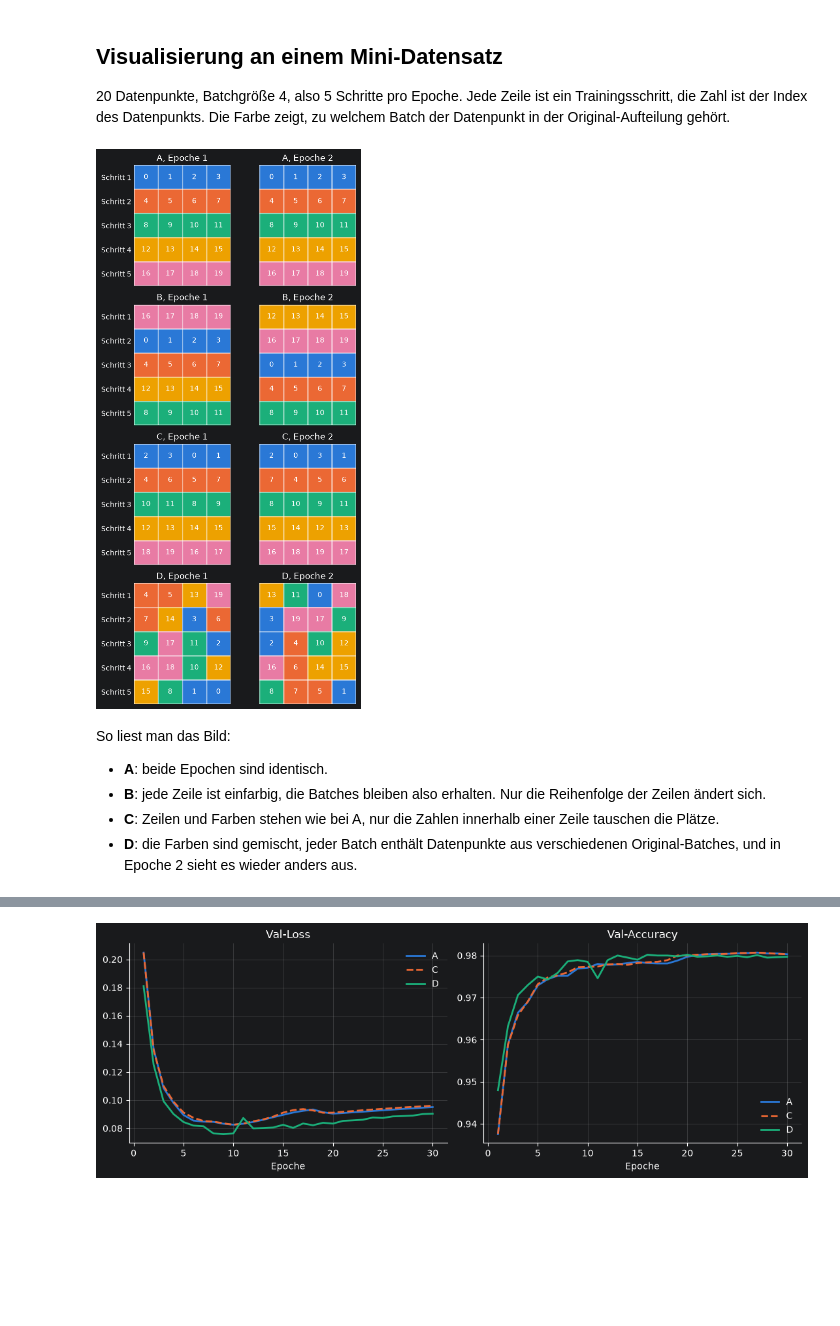
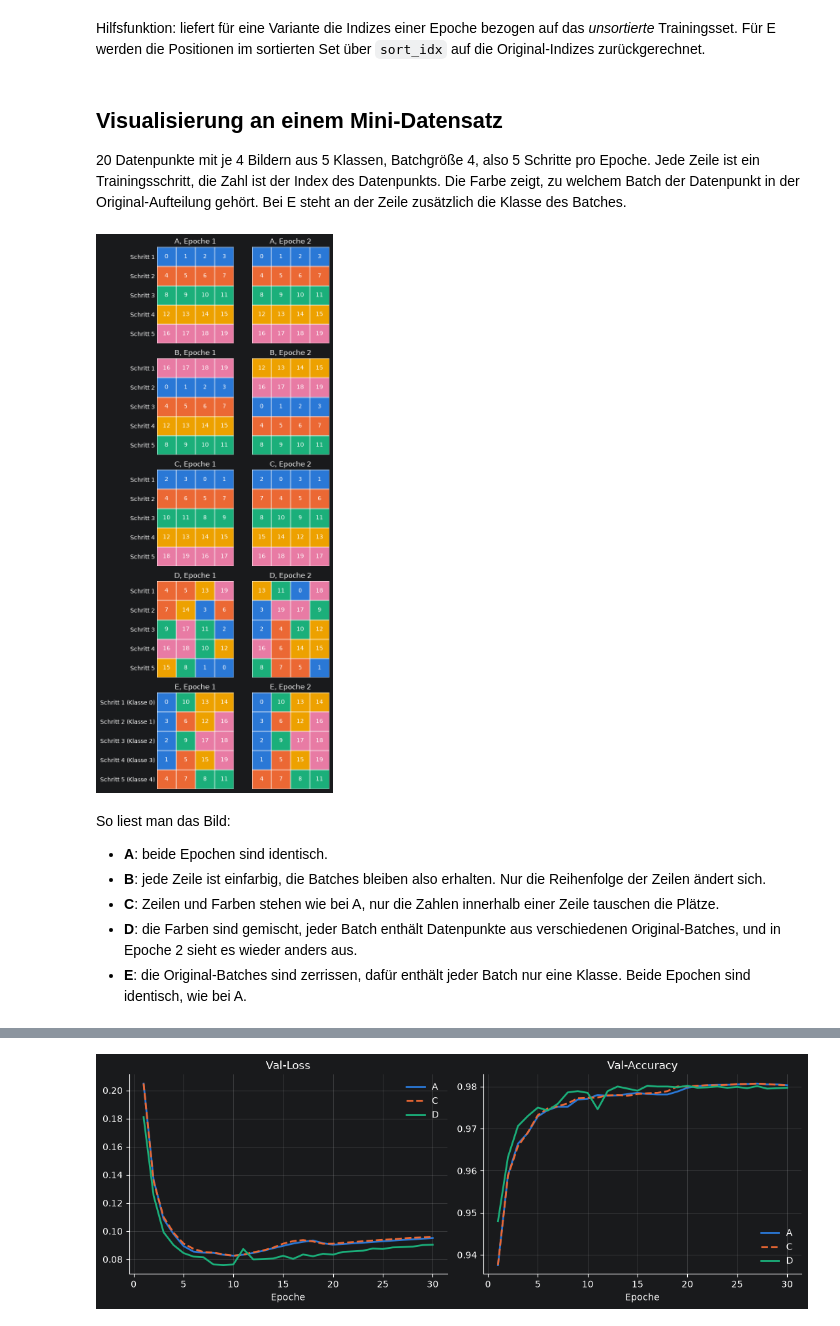
Before and after one commit to dariandieck/ml-shuffling-regularization, a Jupyter notebook: notebooks/02_shuffling_variants.ipynb, the cells around one changed output, grey strips where cells are left out. Drawn from its saved outputs; the diff is of its cells as text; code cells hidden in the pictures; blank space fills up the shorter version.

```diff
--- a/notebooks/02_shuffling_variants.ipynb
+++ b/notebooks/02_shuffling_variants.ipynb
@@ -34,34 +40,48 @@ Zwei Folgerungen:
+# %% [markdown]
+Hilfsfunktion: liefert für eine Variante die Indizes einer Epoche bezogen auf das *unsortierte* Trainingsset. Für E werden die Positionen im sortierten Set über `sort_idx` auf die Original-Indizes zurückgerechnet.
+# %%
+def epoch_order(variant: Variant, n: int, batch_size: int, gen: torch.Generator, sort_idx: torch.Tensor) -> torch.Tensor:
+    order = variant.batch_order(n, batch_size, gen)
+    return sort_idx[order] if variant.sort_by_class else order
 # %% [markdown]
 ## Visualisierung an einem Mini-Datensatz
 
-20 Datenpunkte, Batchgröße 4, also 5 Schritte pro Epoche. Jede Zeile ist ein Trainingsschritt, die Zahl ist der Index des Datenpunkts. Die Farbe zeigt, zu welchem Batch der Datenpunkt in der Original-Aufteilung gehört.
+20 Datenpunkte mit je 4 Bildern aus 5 Klassen, Batchgröße 4, also 5 Schritte pro Epoche. Jede Zeile ist ein Trainingsschritt, die Zahl ist der Index des Datenpunkts. Die Farbe zeigt, zu welchem Batch der Datenpunkt in der Original-Aufteilung gehört. Bei E steht an der Zeile zusätzlich die Klasse des Batches.
 # %%
 toy_n, toy_bs = 20, 4
+toy_labels = torch.randperm(toy_n, generator=torch.Generator().manual_seed(1)) % 5
+toy_sort_idx = toy_labels.argsort(stable=True)
 cmap = ListedColormap(["#2a78d6", "#eb6834", "#1baf7a", "#eda100", "#e87ba4"])
 
-fig, axes = plt.subplots(len(VARIANTS), 2, figsize=(6, 11))
-for row, (name, batch_order) in enumerate(VARIANTS.items()):
+fig, axes = plt.subplots(len(EXPERIMENT_VARIANTS), 2, figsize=(6.5, 13.5))
+for row, variant in enumerate(EXPERIMENT_VARIANTS):
     gen = torch.Generator().manual_seed(0)
     for epoch in range(2):
-        order = batch_order(toy_n, toy_bs, gen)
+        order = epoch_order(variant, toy_n, toy_bs, gen, toy_sort_idx)
         n_steps = order.shape[0]
         ax = axes[row, epoch]
         ax.imshow(order // toy_bs, cmap=cmap, vmin=0, vmax=toy_n // toy_bs - 1)
         for step in range(n_steps):
             for pos in range(toy_bs):
                 ax.text(pos, step, order[step, pos].item(), ha="center", va="center", fontsize=10)
         ax.set_xticks([x - 0.5 for x in range(toy_bs + 1)], minor=True)
         ax.set_yticks([y - 0.5 for y in range(n_steps + 1)], minor=True)
         ax.grid(which="minor", color="white", lw=2)
         ax.tick_params(which="both", length=0)
         ax.set_xticks([])
-        ax.set_yticks(range(n_steps), [f"Schritt {s + 1}" for s in range(n_steps)] if epoch == 0 else [])
-        ax.set_title(f"{name}, Epoche {epoch + 1}")
+        if epoch == 0:
+            step_labels = [f"Schritt {s + 1}" for s in range(n_steps)]
+            if variant.sort_by_class:
+                step_labels = [f"{label} (Klasse {toy_labels[order[s, 0]].item()})" for s, label in enumerate(step_labels)]
+            ax.set_yticks(range(n_steps), step_labels)
+        else:
+            ax.set_yticks([])
+        ax.set_title(f"{variant.name}, Epoche {epoch + 1}")
         for spine in ax.spines.values():
             spine.set_visible(False)
 plt.tight_layout()
 # %% [output]
-[figure, old version]
+[figure, new version]
 # %% [markdown]
 So liest man das Bild:
 
@@ -69,6 +89,7 @@ So liest man das Bild:
 - **B**: jede Zeile ist einfarbig, die Batches bleiben also erhalten. Nur die Reihenfolge der Zeilen ändert sich.
 - **C**: Zeilen und Farben stehen wie bei A, nur die Zahlen innerhalb einer Zeile tauschen die Plätze.
 - **D**: die Farben sind gemischt, jeder Batch enthält Datenpunkte aus verschiedenen Original-Batches, und in Epoche 2 sieht es wieder anders aus.
+- **E**: die Original-Batches sind zerrissen, dafür enthält jeder Batch nur eine Klasse. Beide Epochen sind identisch, wie bei A.
 # %% [markdown]
 ## Prüfung auf den echten Trainingsdaten
 
```
Also changed, not shown: parts of 10 cells of this notebook, 2 other files.
